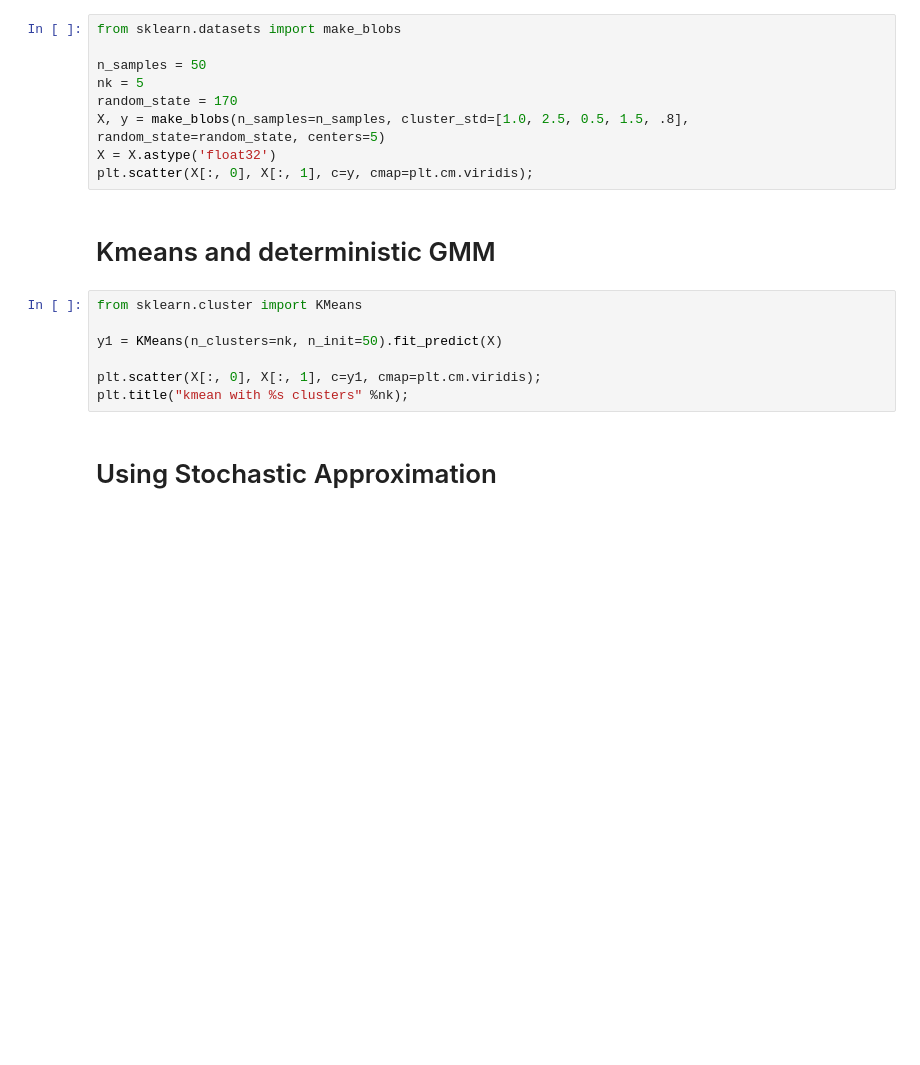
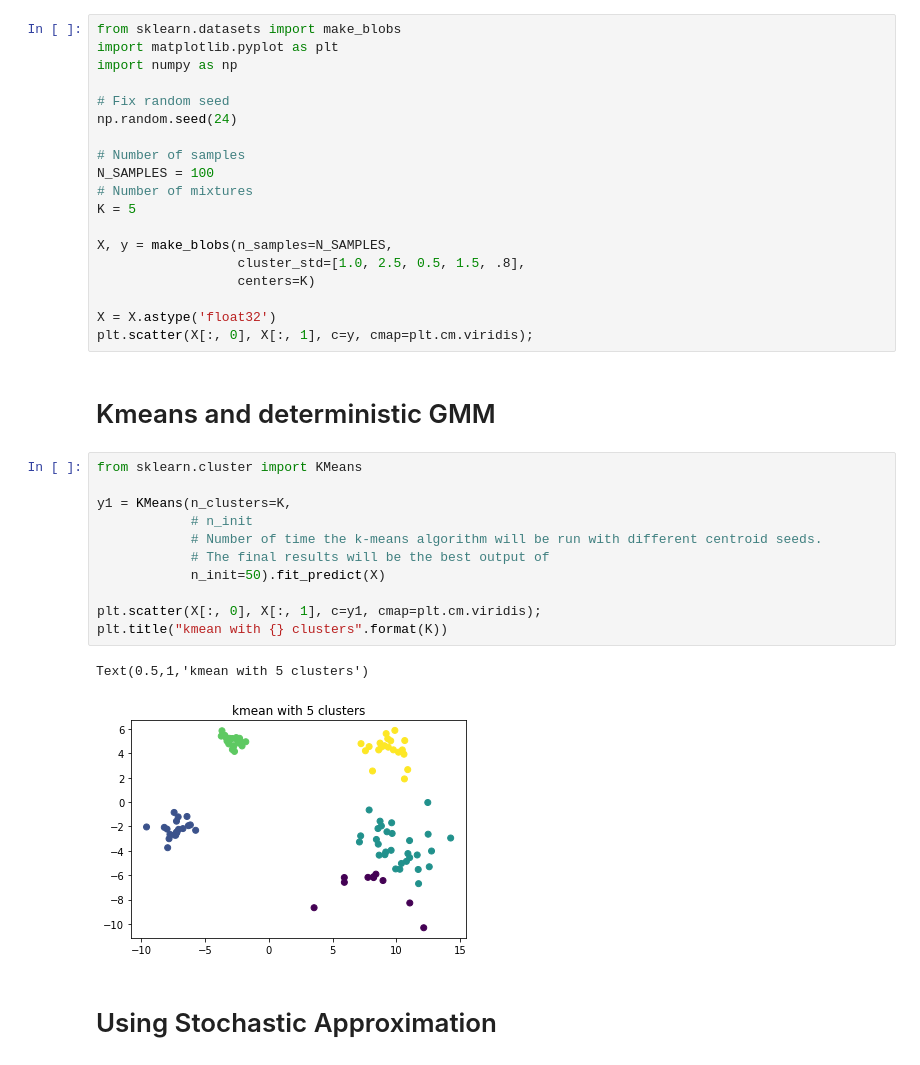
Before and after one commit to shkr/pymc3, a Jupyter notebook: docs/source/notebooks/pyro_gmm.ipynb, the cells around one changed output. Saved outputs shown, nothing was run; the diff lists cells and outputs as text; blank space fills up the shorter version.

```diff
--- a/docs/source/notebooks/pyro_gmm.ipynb
+++ b/docs/source/notebooks/pyro_gmm.ipynb
@@ -34,10 +3,20 @@ interpreter: 64bit
 # %%
 from sklearn.datasets import make_blobs
+import matplotlib.pyplot as plt
+import numpy as np
 
-n_samples = 50
-nk = 5
-random_state = 170
-X, y = make_blobs(n_samples=n_samples, cluster_std=[1.0, 2.5, 0.5, 1.5, .8], random_state=random_state, centers=5)
+# Fix random seed
+np.random.seed(24)
+
+# Number of samples
+N_SAMPLES = 100
+# Number of mixtures
+K = 5
+
+X, y = make_blobs(n_samples=N_SAMPLES,
+                  cluster_std=[1.0, 2.5, 0.5, 1.5, .8],
+                  centers=K)
+
 X = X.astype('float32')
 plt.scatter(X[:, 0], X[:, 1], c=y, cmap=plt.cm.viridis);
 # %% [markdown]
@@ -45,10 +24,17 @@ plt.scatter(X[:, 0], X[:, 1], c=y, cmap=plt.cm.viridis);
 # %%
 from sklearn.cluster import KMeans
 
-y1 = KMeans(n_clusters=nk, n_init=50).fit_predict(X)
+y1 = KMeans(n_clusters=K,
+            # n_init
+            # Number of time the k-means algorithm will be run with different centroid seeds.
+            # The final results will be the best output of
+            n_init=50).fit_predict(X)
 
 plt.scatter(X[:, 0], X[:, 1], c=y1, cmap=plt.cm.viridis);
-plt.title("kmean with %s clusters" %nk);
+plt.title("kmean with {} clusters".format(K))
+# %% [output]
+Text(0.5,1,'kmean with 5 clusters')
+[figure, added]
 # %% [markdown]
 # Using Stochastic Approximation
 # %%
```
Also changed, not shown: parts of 27 cells of this notebook.
